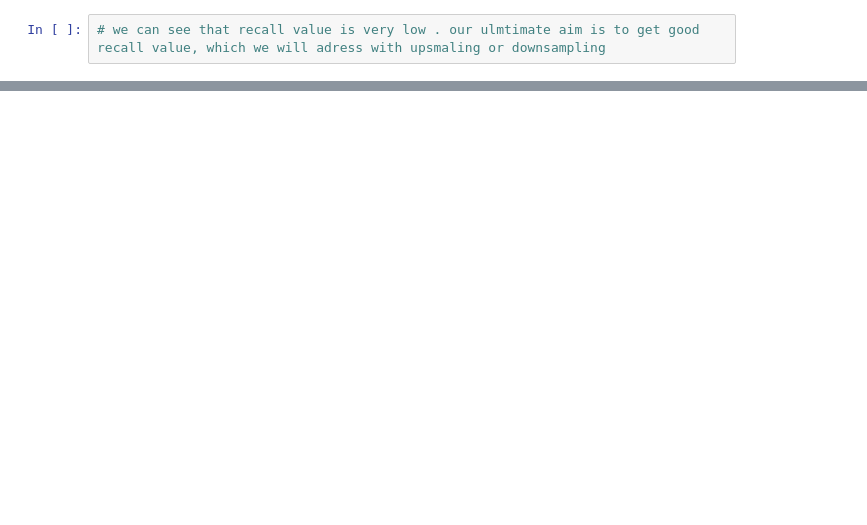
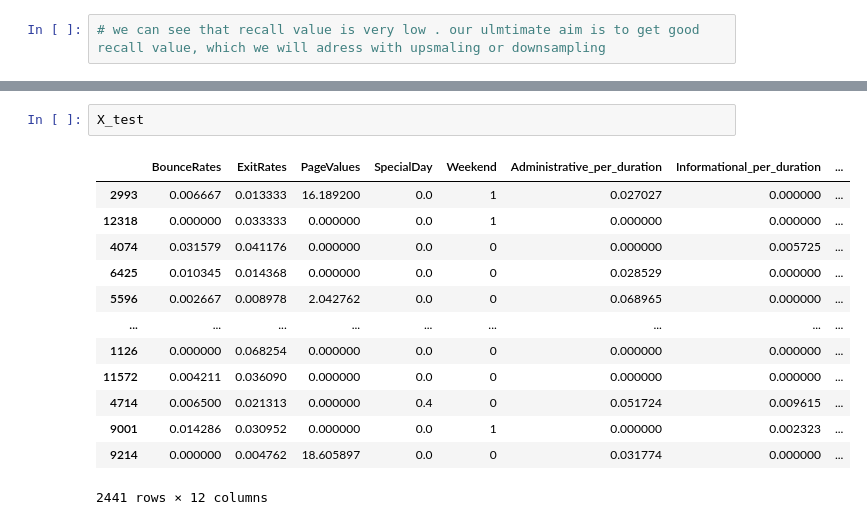
Before and after one commit to tejaldbhatti/Customer_behaviour, a Jupyter notebook: Customer_Behaviour.ipynb, the cells around one changed output, grey strips where cells are left out. Drawn from its saved outputs; the diff is of its cells as text; blank space fills up the shorter version.

```diff
--- a/Customer_Behaviour.ipynb
+++ b/Customer_Behaviour.ipynb
@@ -578,0 +725,16 @@ Recall: 0.39853300733496333
+# %%
+X_test
+# %% [output]
+|  | BounceRates | ExitRates | PageValues | SpecialDay | Weekend | Administrative_per_duration | Informational_per_duration | ... |
+| 2993 | 0.006667 | 0.013333 | 16.189200 | 0.0 | 1 | 0.027027 | 0.000000 | ... |
+| 12318 | 0.000000 | 0.033333 | 0.000000 | 0.0 | 1 | 0.000000 | 0.000000 | ... |
+| 4074 | 0.031579 | 0.041176 | 0.000000 | 0.0 | 0 | 0.000000 | 0.005725 | ... |
+| 6425 | 0.010345 | 0.014368 | 0.000000 | 0.0 | 0 | 0.028529 | 0.000000 | ... |
+| 5596 | 0.002667 | 0.008978 | 2.042762 | 0.0 | 0 | 0.068965 | 0.000000 | ... |
+| ... | ... | ... | ... | ... | ... | ... | ... | ... |
+| 1126 | 0.000000 | 0.068254 | 0.000000 | 0.0 | 0 | 0.000000 | 0.000000 | ... |
+| 11572 | 0.004211 | 0.036090 | 0.000000 | 0.0 | 0 | 0.000000 | 0.000000 | ... |
+| 4714 | 0.006500 | 0.021313 | 0.000000 | 0.4 | 0 | 0.051724 | 0.009615 | ... |
+| 9001 | 0.014286 | 0.030952 | 0.000000 | 0.0 | 1 | 0.000000 | 0.002323 | ... |
+| 9214 | 0.000000 | 0.004762 | 18.605897 | 0.0 | 0 | 0.031774 | 0.000000 | ... |
+2441 rows × 12 columns
```
Also changed, not shown: parts of 74 cells of this notebook.
